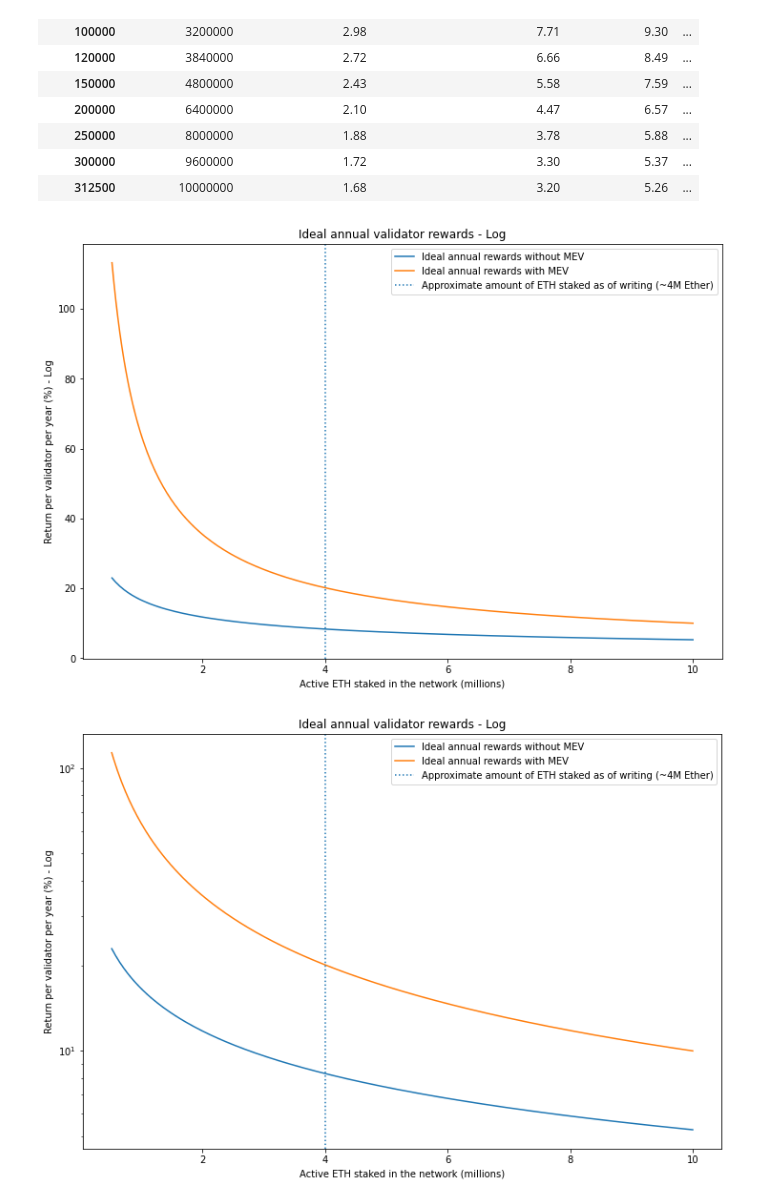
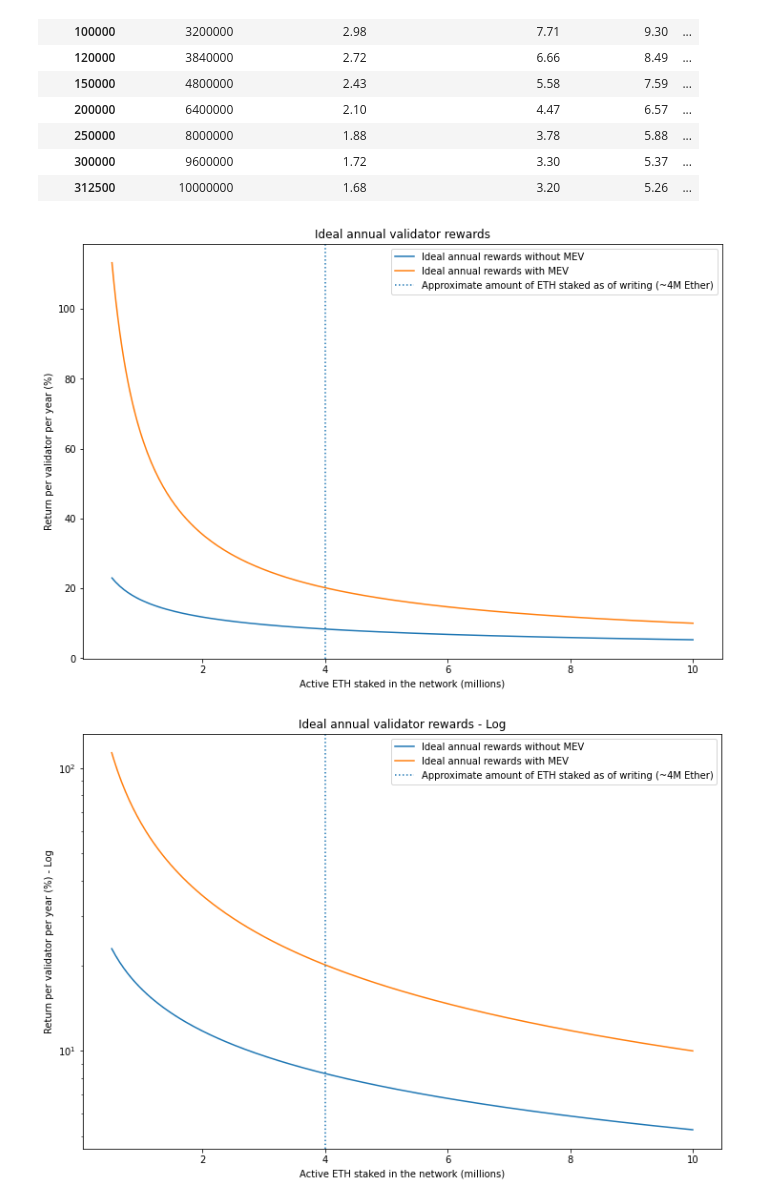
Before and after one commit to taarushv/eth2-mev-rewards, a Jupyter notebook: final-eth2-mev-calc.ipynb, the cells around one changed output. Drawn from its saved outputs; the diff is of its cells as text; code cells hidden in the pictures.

Commit message:
renamed title

```diff
--- a/final-eth2-mev-calc.ipynb
+++ b/final-eth2-mev-calc.ipynb
@@ -66,21 +66,21 @@ df.set_index('n_validators')
 # %%
 # Ideal, with and without MEV
 
 n_validators = [n for n in range(lower_bound_for_active_staked_eth//32,int(upper_bound_for_active_staked_eth)//32,1000)] # get no of validators for the range 0.5M to 10M staked ETH, 3200 at a time
 ideal_reward = [(4 * annualised_base_reward(n)) for n in n_validators]
 ideal_reward_with_mev = [(4 * annualised_base_reward(n) +  avg_mev_reward_per_block * average_blocks_proposed_per_year(n)) for n in n_validators]
 
 fig, ax = plt.subplots(figsize=(12, 8))
 
 ax.plot([n * 32e-6 for n in n_validators], [100 * r / 32 for r in ideal_reward], label='Ideal annual rewards without MEV')
 ax.plot([n * 32e-6 for n in n_validators], [100 * r / 32 for r in ideal_reward_with_mev], label='Ideal annual rewards with MEV')
 plt.axvline(x=4, linestyle="dotted", label="Approximate amount of ETH staked as of writing (~4M Ether)")
 ax.set_xlabel('Active ETH staked in the network (millions)')
-ax.set_ylabel('Return per validator per year (%) - Log')
-ax.set_title('Ideal annual validator rewards - Log')
+ax.set_ylabel('Return per validator per year (%)')
+ax.set_title('Ideal annual validator rewards')
 leg = ax.legend()
 # %% [output]
-[figure, old version]
+[figure, new version]
 # %%
 # Ideal, with and without MEV - Log
 
```
Also changed, not shown: parts of 8 cells of this notebook.
